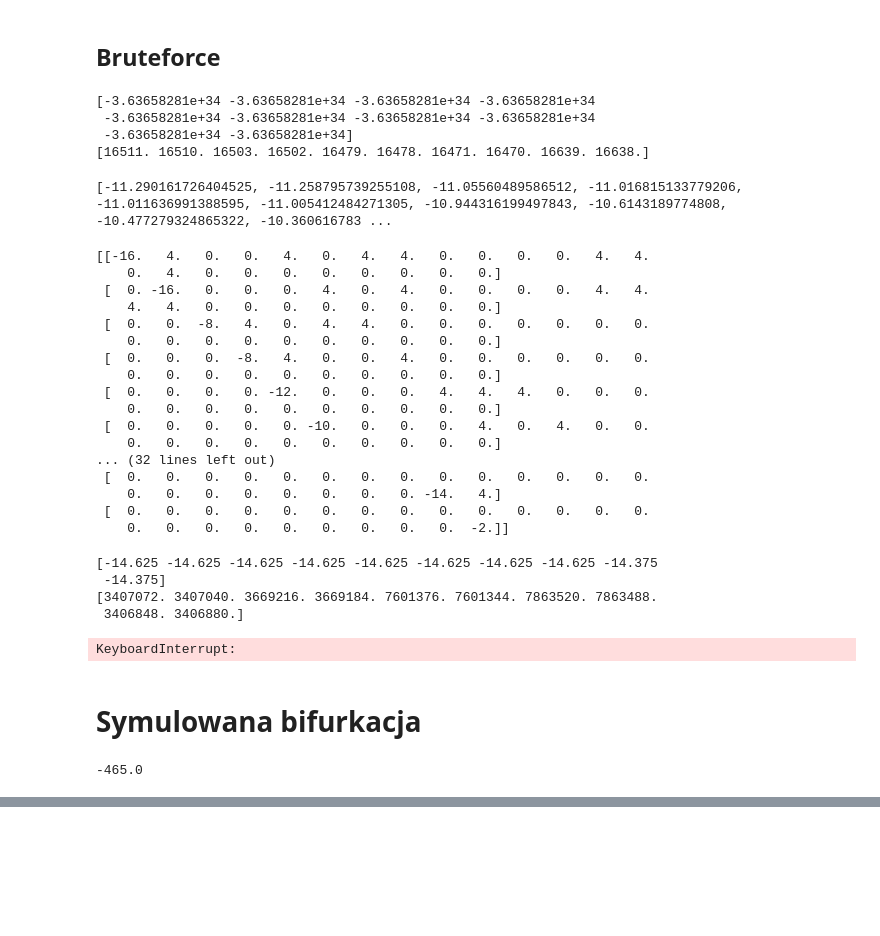
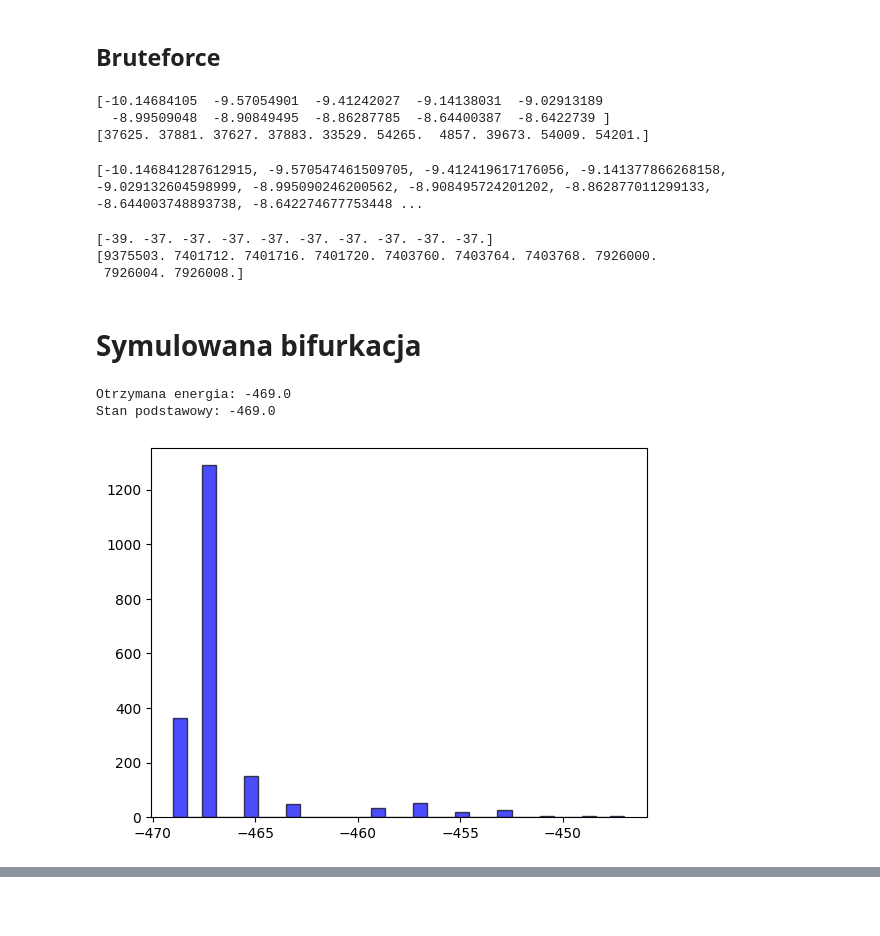
Before and after one commit to iitis/AkademiaSztukiKwantowej, a Jupyter notebook: classical_and_quantum_annealing/GPU.ipynb, the cells around one changed output, grey strips where cells are left out. Cells and saved outputs as stored; diff of their text form; code cells hidden in the pictures; blank space fills up the shorter version.

```diff
--- a/classical_and_quantum_annealing/GPU.ipynb
+++ b/classical_and_quantum_annealing/GPU.ipynb
@@ -147,9 +147,9 @@ def brute_force_gpu(Q,  num_states: int, sweep_size_exponent: int = 10):
 #test
 import numpy as np
 from itertools import product
-N = 16
+N = 17
 
-Q = cp.random.uniform(-1, 1, size=(N, N))
+Q = cp.random.uniform(-1, 1, size=(N, N), dtype=cp.float32)
 Q = cp.triu(Q)
 
 energies, states = brute_force_gpu(Q, 10)
@@ -166,11 +166,10 @@ for state in tqdm(product([0, 1], repeat=N), total=2**N):
 en.sort()
 print(en[:10])
 # %% [output]
-[-3.63658281e+34 -3.63658281e+34 -3.63658281e+34 -3.63658281e+34
- -3.63658281e+34 -3.63658281e+34 -3.63658281e+34 -3.63658281e+34
- -3.63658281e+34 -3.63658281e+34]
-[16511. 16510. 16503. 16502. 16479. 16478. 16471. 16470. 16639. 16638.]
+[-10.14684105  -9.57054901  -9.41242027  -9.14138031  -9.02913189
+  -8.99509048  -8.90849495  -8.86287785  -8.64400387  -8.6422739 ]
+[37625. 37881. 37627. 37883. 33529. 54265.  4857. 39673. 54009. 54201.]
-[-11.290161726404525, -11.258795739255108, -11.05560489586512, -11.016815133779206, -11.011636991388595, -11.005412484271305, -10.944316199497843, -10.6143189774808, -10.477279324865322, -10.360616783 ...
+[-10.146841287612915, -9.570547461509705, -9.412419617176056, -9.141377866268158, -9.029132604598999, -8.995090246200562, -8.908495724201202, -8.862877011299133, -8.644003748893738, -8.642274677753448 ...
 # %%
 # test bruteforce
 import cupy as cp
@@ -182,45 +181,15 @@ from funkcje_pomocnicze import read_instance, small_pegasus, ising_to_qubo
 N = 24
 J, h = read_instance(small_pegasus.path)
 Q, offset = ising_to_qubo(J, h)
-Q = cp.asarray(Q)
+Q = cp.asarray(Q, dtype=cp.float32)
 
-print(Q)
 energies, states = brute_force_gpu(Q, 10)
-print(energies)
+print(energies + offset)
 print(states)
-
-en = []
-st = []
-Q2 = cp.asnumpy(Q)
-for state in tqdm(product([0, 1], repeat=N), total=2**N):
-    s = np.array(state)
-    e = s @ Q2 @ s.T
-    en.append(e.item())
-en.sort()
-print(en[:10])
 # %% [output]
-[[-16.   4.   0.   0.   4.   0.   4.   4.   0.   0.   0.   0.   4.   4.
-    0.   4.   0.   0.   0.   0.   0.   0.   0.   0.]
- [  0. -16.   0.   0.   0.   4.   0.   4.   0.   0.   0.   0.   4.   4.
-    4.   4.   0.   0.   0.   0.   0.   0.   0.   0.]
- [  0.   0.  -8.   4.   0.   4.   4.   0.   0.   0.   0.   0.   0.   0.
-    0.   0.   0.   0.   0.   0.   0.   0.   0.   0.]
- [  0.   0.   0.  -8.   4.   0.   0.   4.   0.   0.   0.   0.   0.   0.
-    0.   0.   0.   0.   0.   0.   0.   0.   0.   0.]
- [  0.   0.   0.   0. -12.   0.   0.   0.   4.   4.   4.   0.   0.   0.
-    0.   0.   0.   0.   0.   0.   0.   0.   0.   0.]
- [  0.   0.   0.   0.   0. -10.   0.   0.   0.   4.   0.   4.   0.   0.
-    0.   0.   0.   0.   0.   0.   0.   0.   0.   0.]
-... (32 lines left out)
- [  0.   0.   0.   0.   0.   0.   0.   0.   0.   0.   0.   0.   0.   0.
-    0.   0.   0.   0.   0.   0.   0.   0. -14.   4.]
- [  0.   0.   0.   0.   0.   0.   0.   0.   0.   0.   0.   0.   0.   0.
-    0.   0.   0.   0.   0.   0.   0.   0.   0.  -2.]]
+[-39. -37. -37. -37. -37. -37. -37. -37. -37. -37.]
+[9375503. 7401712. 7401716. 7401720. 7403760. 7403764. 7403768. 7926000.
+ 7926004. 7926008.]
-[-14.625 -14.625 -14.625 -14.625 -14.625 -14.625 -14.625 -14.625 -14.375
- -14.375]
-[3407072. 3407040. 3669216. 3669184. 7601376. 7601344. 7863520. 7863488.
- 3406848. 3406880.]
-KeyboardInterrupt:
 # %% [markdown]
 # Symulowana bifurkacja
 # %%
@@ -312,8 +281,8 @@ def balistic_simulated_bifurcation_gpu(J, h, num_steps, time_step, num_trajector
     update_y = kernel.get_function("update_y")
     update_x_and_wall = kernel.get_function("update_x_and_wall")
 
-    for t in tqdm(range(num_steps), desc="symulowana bifurkacja"):
-        A = cp.matmul(J, x)
+    for t in tqdm(range(num_steps), desc="balistyczna symulowana bifurkacja"):
+        A = cp.matmul(J, x) + h.reshape((N, 1))
         update_y(blockspergrid, (threadsperblock,),(x, y, A,
                                                     a_0, a[t], c_0, time_step, N,
                                                     y_new))
@@ -327,16 +296,25 @@ def balistic_simulated_bifurcation_gpu(J, h, num_steps, time_step, num_trajector
     x = cp.sign(x)
     return x, calculate_energy_gpu(J, h, x)
 # %%
+import matplotlib.pyplot as plt
 from funkcje_pomocnicze import read_instance, test_pegasus, small_pegasus
 J, h = read_instance(test_pegasus.path, convention="minus_half")
 
 J = cp.asarray(J, dtype=cp.float32)
 h = cp.asarray(h, dtype=cp.float32)
 
 states, energy = balistic_simulated_bifurcation_gpu(J, h, time_step=0.5, num_steps=200, num_trajectories=2000, c_0_scaling=0.7)
-print(min(energy))
+
+print(f"Otrzymana energia: {min(energies)}")
+print(f"Stan podstawowy: {test_pegasus.best_energy}")
+
+
+plt.hist(cp.asnumpy(energies), bins=32, color='blue', edgecolor='black', alpha=0.7)
+plt.show()
 # %% [output]
--465.0
+Otrzymana energia: -469.0
+Stan podstawowy: -469.0
+[figure, added]
 # %%
 # Implementacja Discrete Simulated Bifurcation
 import cupy as cp
```
Also changed, not shown: parts of 3 cells of this notebook, 3 other files.
